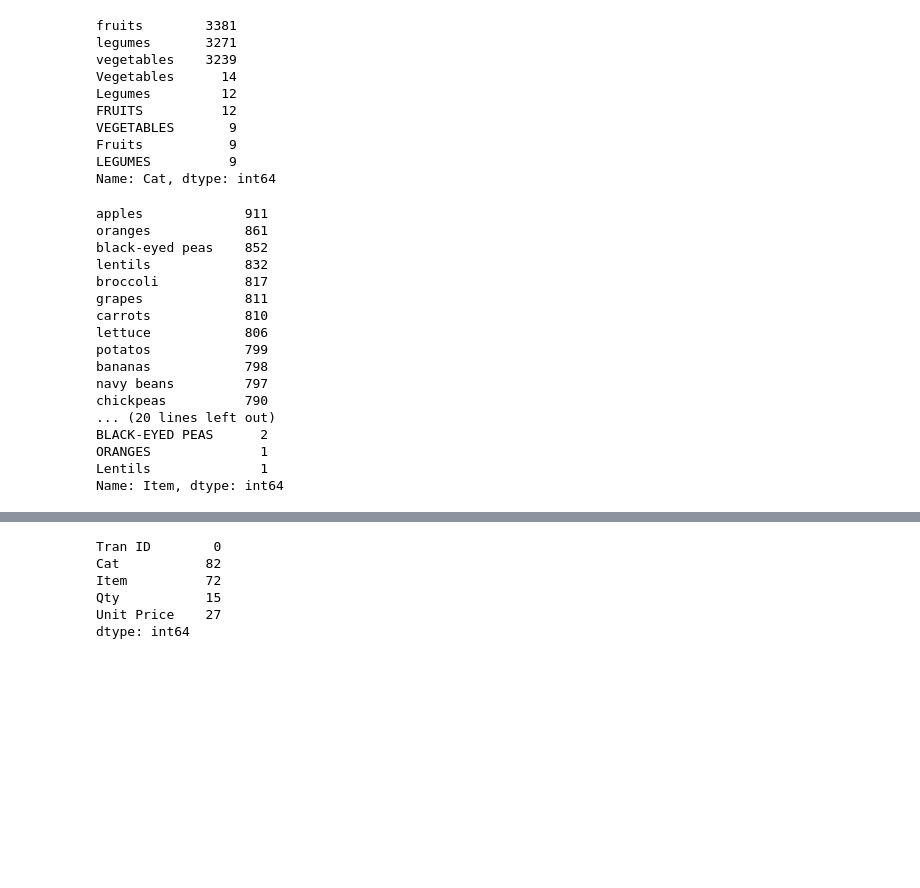
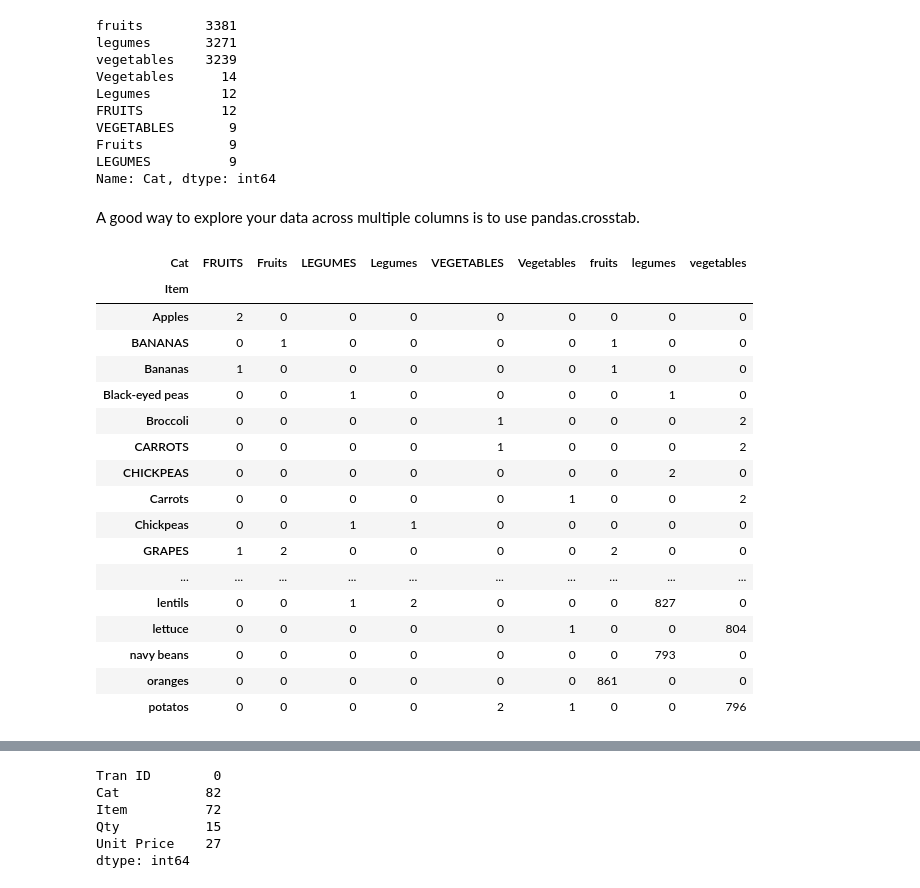
Before and after one commit to FadyGrAb/TechNuggets, a Jupyter notebook: 01-wrangling-with-pandas/analyse-store-data.ipynb, the cells around one changed output, grey strips where cells are left out. Drawn from its saved outputs; the diff is of its cells as text; code cells hidden in the pictures; blank space fills up the shorter version.

```diff
--- a/01-wrangling-with-pandas/analyse-store-data.ipynb
+++ b/01-wrangling-with-pandas/analyse-store-data.ipynb
@@ -5,0 +8,3 @@ store_data = pd.read_csv("store_data_20230116.csv")
+# %%
+file_path = pathlib.Path("store_data_20230116.csv")
+store_data = pd.read_csv(file_path)
@@ -40,23 +72,30 @@ VEGETABLES       9
 Fruits           9
 LEGUMES          9
 Name: Cat, dtype: int64
-# %%
-store_data.Item.value_counts()
-# %% [output]
-apples             911
-oranges            861
-black-eyed peas    852
-lentils            832
-broccoli           817
-grapes             811
-carrots            810
-lettuce            806
-potatos            799
-bananas            798
-navy beans         797
-chickpeas          790
-... (20 lines left out)
-BLACK-EYED PEAS      2
-ORANGES              1
-Lentils              1
-Name: Item, dtype: int64
+# %% [markdown]
+A good way to explore your data across multiple columns is to use pandas.crosstab.
+# %%
+crosstab = pd.crosstab(                # By default crosstab creates a simple frequency (count) table.
+                index=store_data.Item,
+                columns=store_data.Cat
+            )
+crosstab
+# %% [output]
+| Cat | FRUITS | Fruits | LEGUMES | Legumes | VEGETABLES | Vegetables | fruits | legumes | vegetables |
+| Item |  |  |  |  |  |  |  |  |  |
+| Apples | 2 | 0 | 0 | 0 | 0 | 0 | 0 | 0 | 0 |
+| BANANAS | 0 | 1 | 0 | 0 | 0 | 0 | 1 | 0 | 0 |
+| Bananas | 1 | 0 | 0 | 0 | 0 | 0 | 1 | 0 | 0 |
+| Black-eyed peas | 0 | 0 | 1 | 0 | 0 | 0 | 0 | 1 | 0 |
+| Broccoli | 0 | 0 | 0 | 0 | 1 | 0 | 0 | 0 | 2 |
+| CARROTS | 0 | 0 | 0 | 0 | 1 | 0 | 0 | 0 | 2 |
+| CHICKPEAS | 0 | 0 | 0 | 0 | 0 | 0 | 0 | 2 | 0 |
+| Carrots | 0 | 0 | 0 | 0 | 0 | 1 | 0 | 0 | 2 |
+| Chickpeas | 0 | 0 | 1 | 1 | 0 | 0 | 0 | 0 | 0 |
+| GRAPES | 1 | 2 | 0 | 0 | 0 | 0 | 2 | 0 | 0 |
+| ... | ... | ... | ... | ... | ... | ... | ... | ... | ... |
+| lentils | 0 | 0 | 1 | 2 | 0 | 0 | 0 | 827 | 0 |
+| lettuce | 0 | 0 | 0 | 0 | 0 | 1 | 0 | 0 | 804 |
+| navy beans | 0 | 0 | 0 | 0 | 0 | 0 | 0 | 793 | 0 |
+| oranges | 0 | 0 | 0 | 0 | 0 | 0 | 861 | 0 | 0 |
+| potatos | 0 | 0 | 0 | 0 | 2 | 1 | 0 | 0 | 796 |
```
Also changed, not shown: parts of 56 cells of this notebook, 1 other file.
